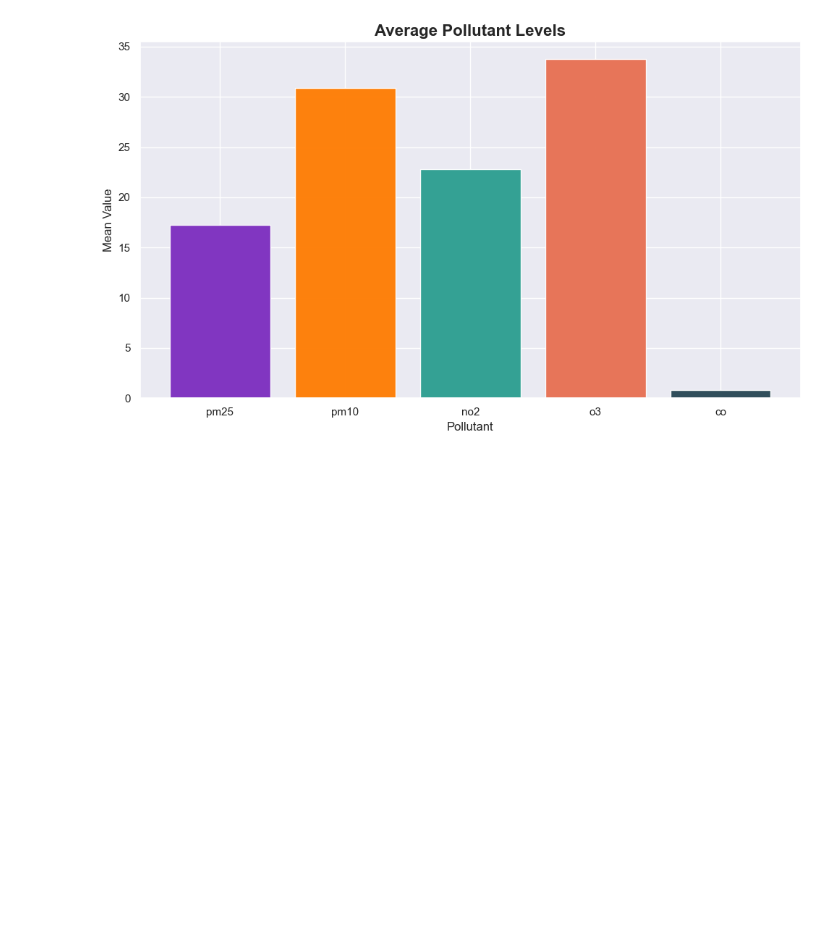
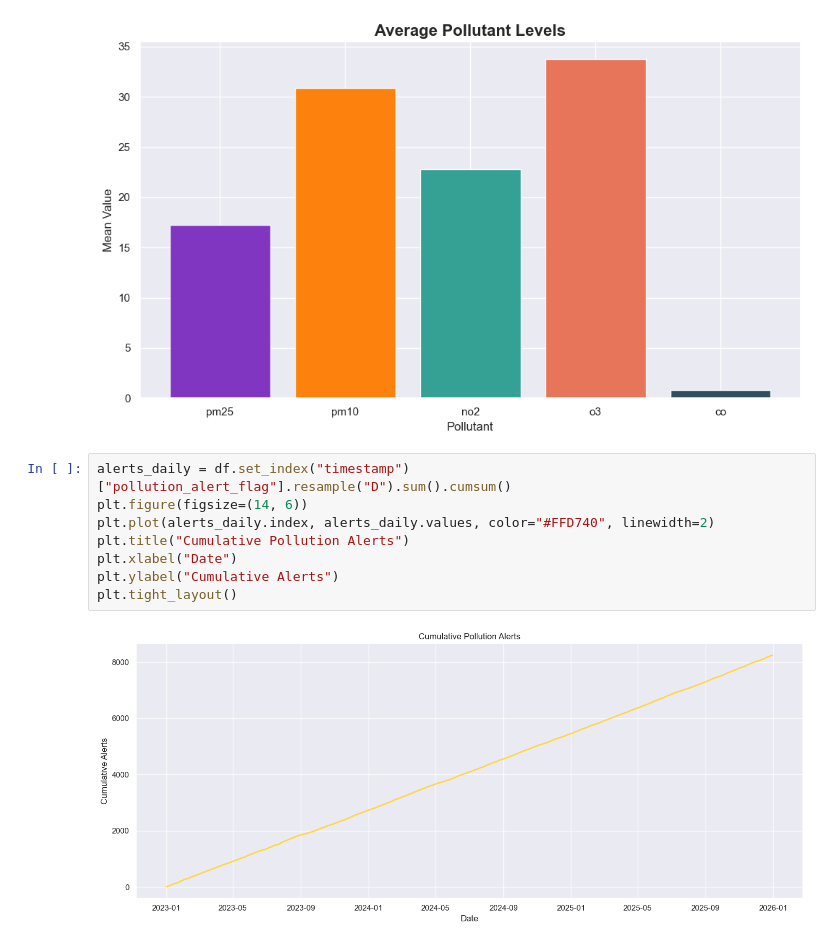
Before and after one commit to geershatisaxena/AQI-Data-Analysis, a Jupyter notebook: air quality.ipynb, the cells around one changed output. Saved outputs shown, nothing was run; the diff lists cells and outputs as text; blank space fills up the shorter version.

```diff
--- a/air quality.ipynb
+++ b/air quality.ipynb
@@ -1047,3 +1047,13 @@ plt.ylabel("Mean Value")
 plt.tight_layout()
 # %% [output]
 [figure]
+# %%
+alerts_daily = df.set_index("timestamp")["pollution_alert_flag"].resample("D").sum().cumsum()
+plt.figure(figsize=(14, 6))
+plt.plot(alerts_daily.index, alerts_daily.values, color="#FFD740", linewidth=2)
+plt.title("Cumulative Pollution Alerts")
+plt.xlabel("Date")
+plt.ylabel("Cumulative Alerts")
+plt.tight_layout()
+# %% [output]
+[figure, added]
```
